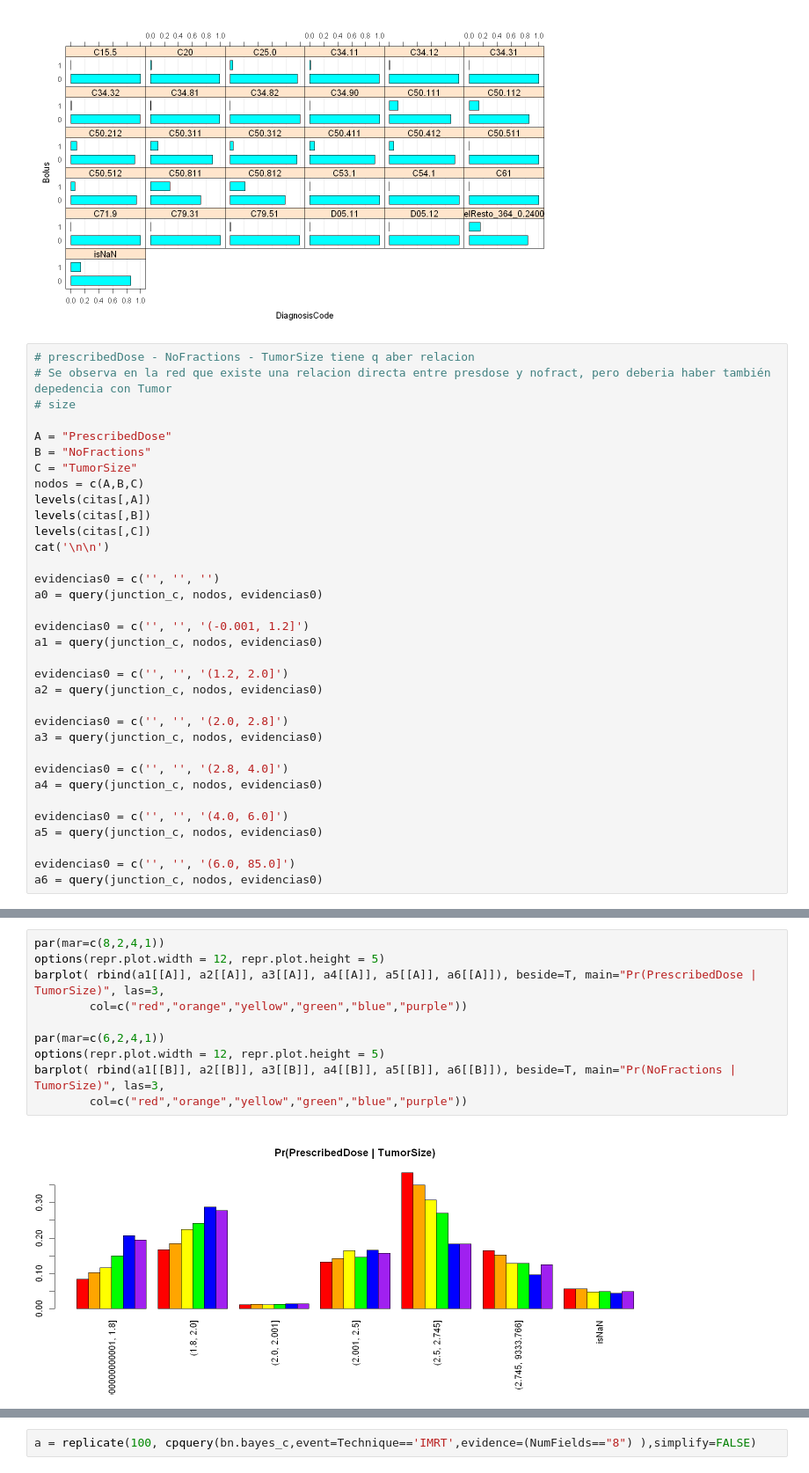
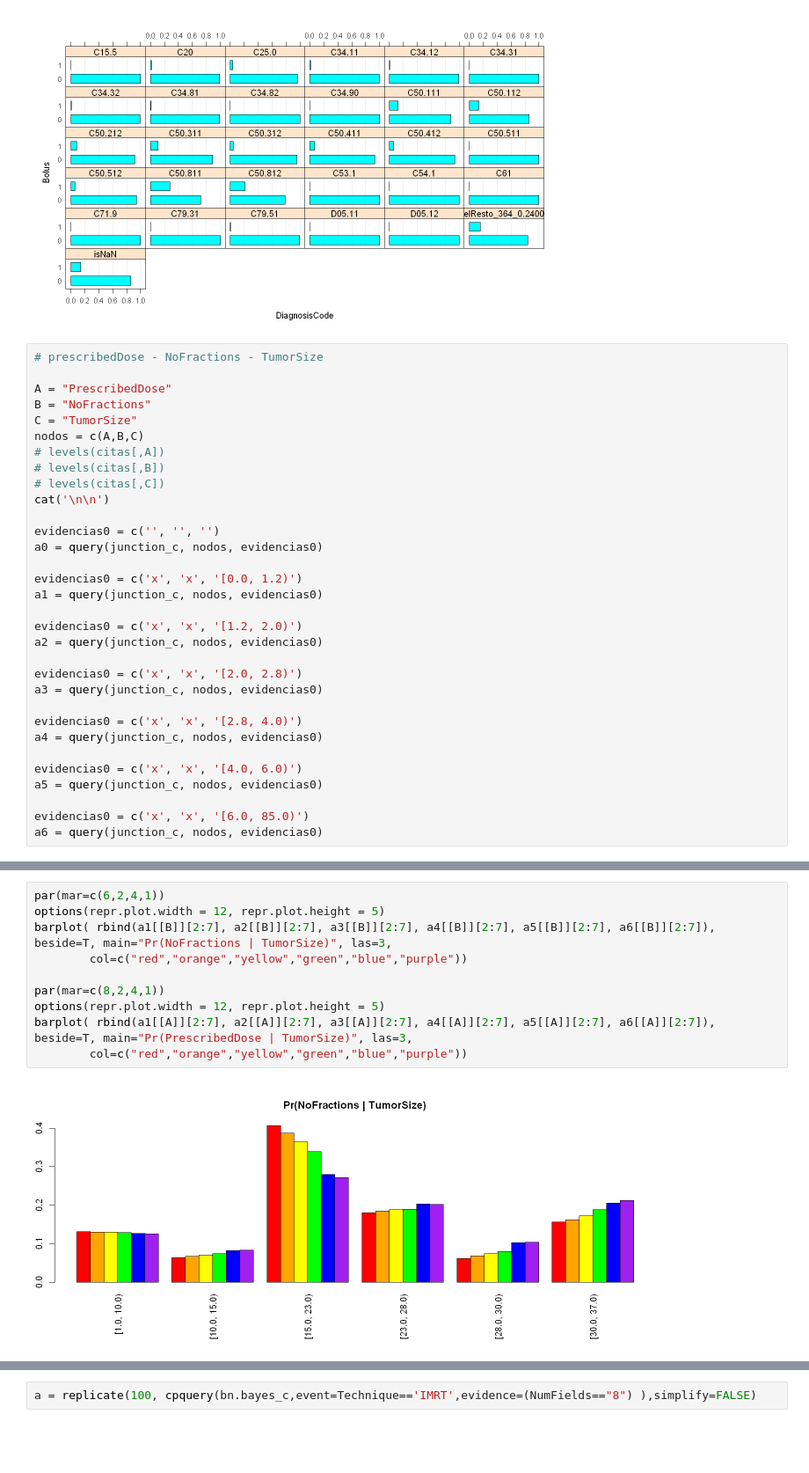
Before and after one commit to david722sv/TFM, a Jupyter notebook: cap3_analisis_planes-citas_redbayesiana.ipynb, the cells around one changed output, grey strips where cells are left out. Shown: that part at 88% size. Cells and saved outputs as stored; diff of their text form; blank space fills up the shorter version.

```diff
--- a/cap3_analisis_planes-citas_redbayesiana.ipynb
+++ b/cap3_analisis_planes-citas_redbayesiana.ipynb
@@ -478,36 +451,34 @@ bn.fit.barchart(bn.bayes_p$Bolus, main = "", xlab = "DiagnosisCode", ylab = "Bol
 # %% [output]
 [figure]
 # %%
-# prescribedDose - NoFractions - TumorSize tiene q aber relacion
-# Se observa en la red que existe una relacion directa entre presdose y nofract, pero deberia haber también depedencia con Tumor
-# size
+# prescribedDose - NoFractions - TumorSize
 
 A = "PrescribedDose"
 B = "NoFractions"
 C = "TumorSize"
 nodos = c(A,B,C)
-levels(citas[,A])
-levels(citas[,B])
-levels(citas[,C])
+# levels(citas[,A])
+# levels(citas[,B])
+# levels(citas[,C])
 cat('\n\n')
 
 evidencias0 = c('', '', '')
 a0 = query(junction_c, nodos, evidencias0)
 
-evidencias0 = c('', '', '(-0.001, 1.2]')
+evidencias0 = c('x', 'x', '[0.0, 1.2)')
 a1 = query(junction_c, nodos, evidencias0)
 
-evidencias0 = c('', '', '(1.2, 2.0]')
+evidencias0 = c('x', 'x', '[1.2, 2.0)')
 a2 = query(junction_c, nodos, evidencias0)
 
-evidencias0 = c('', '', '(2.0, 2.8]')
+evidencias0 = c('x', 'x', '[2.0, 2.8)')
 a3 = query(junction_c, nodos, evidencias0)
 
-evidencias0 = c('', '', '(2.8, 4.0]')
+evidencias0 = c('x', 'x', '[2.8, 4.0)')
 a4 = query(junction_c, nodos, evidencias0)
 
-evidencias0 = c('', '', '(4.0, 6.0]')
+evidencias0 = c('x', 'x', '[4.0, 6.0)')
 a5 = query(junction_c, nodos, evidencias0)
 
-evidencias0 = c('', '', '(6.0, 85.0]')
+evidencias0 = c('x', 'x', '[6.0, 85.0)')
 a6 = query(junction_c, nodos, evidencias0)
@@ -523,12 +485,12 @@ a6 = query(junction_c, nodos, evidencias0)
 # %%
+par(mar=c(6,2,4,1))
+options(repr.plot.width = 12, repr.plot.height = 5)
+barplot( rbind(a1[[B]][2:7], a2[[B]][2:7], a3[[B]][2:7], a4[[B]][2:7], a5[[B]][2:7], a6[[B]][2:7]), beside=T, main="Pr(NoFractions | TumorSize)", las=3,
+        col=c("red","orange","yellow","green","blue","purple"))
+
 par(mar=c(8,2,4,1))
 options(repr.plot.width = 12, repr.plot.height = 5)
-barplot( rbind(a1[[A]], a2[[A]], a3[[A]], a4[[A]], a5[[A]], a6[[A]]), beside=T, main="Pr(PrescribedDose | TumorSize)", las=3,
+barplot( rbind(a1[[A]][2:7], a2[[A]][2:7], a3[[A]][2:7], a4[[A]][2:7], a5[[A]][2:7], a6[[A]][2:7]), beside=T, main="Pr(PrescribedDose | TumorSize)", las=3,
         col=c("red","orange","yellow","green","blue","purple"))
-
-par(mar=c(6,2,4,1))
-options(repr.plot.width = 12, repr.plot.height = 5)
-barplot( rbind(a1[[B]], a2[[B]], a3[[B]], a4[[B]], a5[[B]], a6[[B]]), beside=T, main="Pr(NoFractions | TumorSize)", las=3,
-        col=c("red","orange","yellow","green","blue","purple"))
 # %% [output]
-[figure, old version]
+[figure, new version]
```
Also changed, not shown: parts of 15 cells of this notebook.
